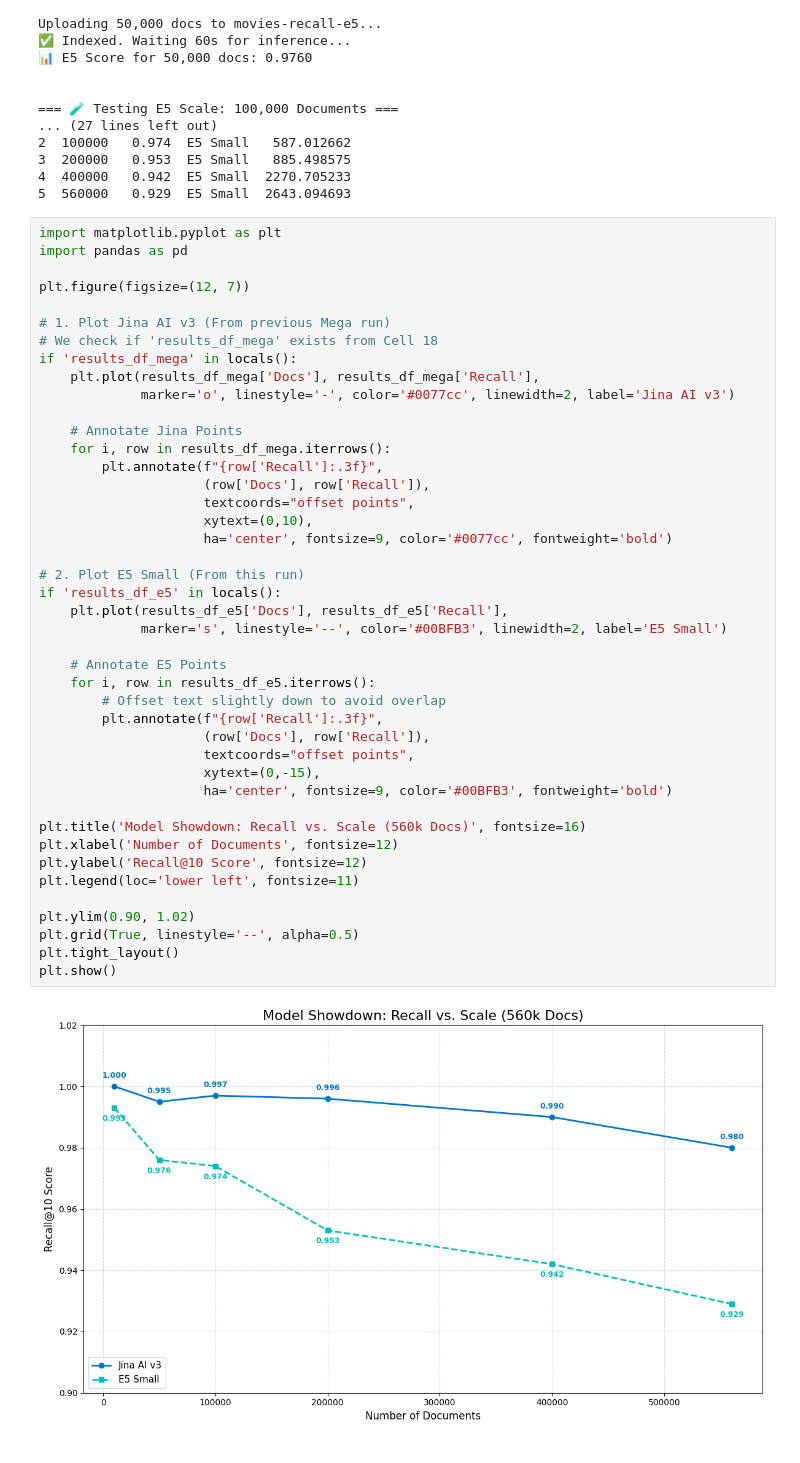
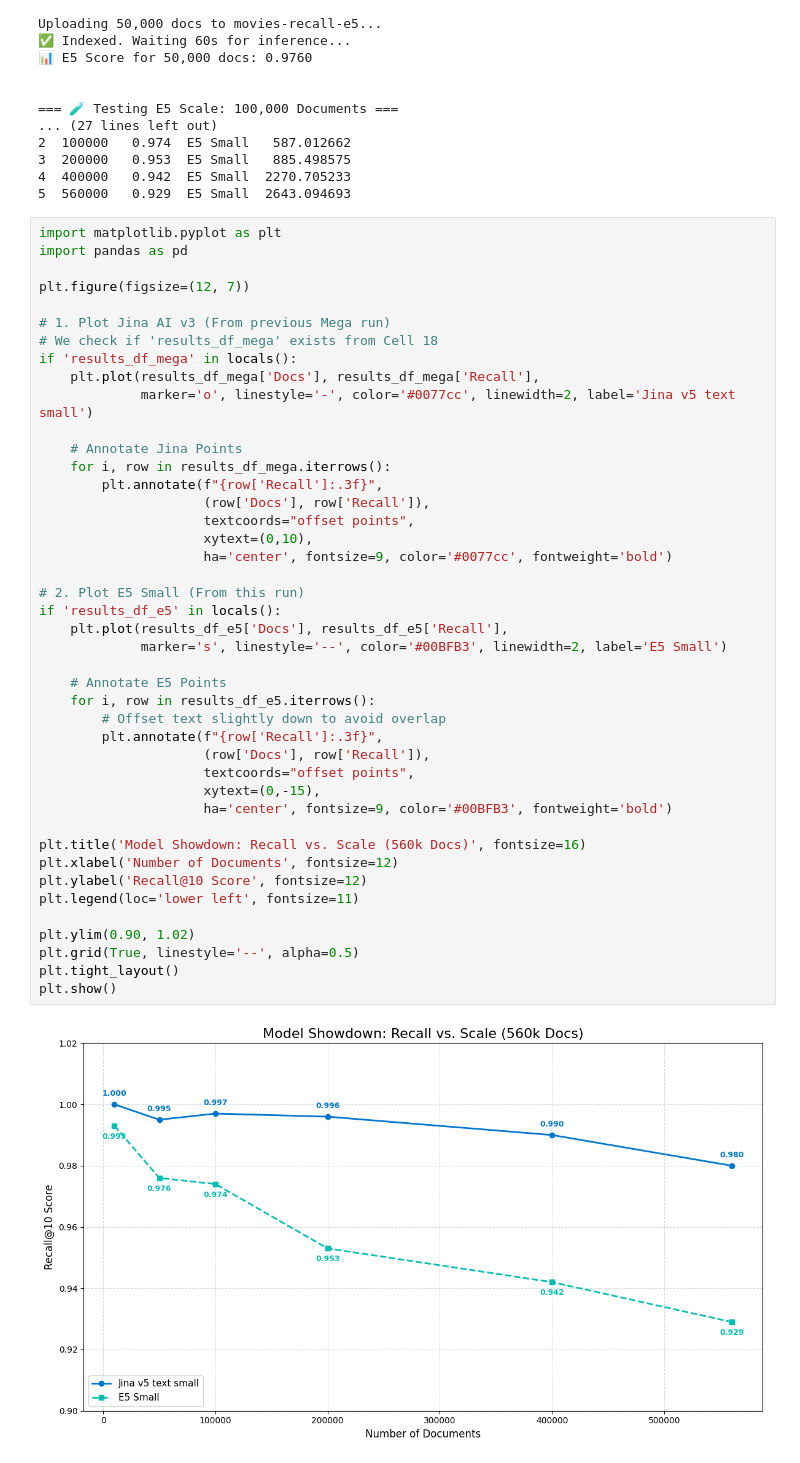
Before and after one commit to elastic/elasticsearch-labs, a Jupyter notebook: supporting-blog-content/fast_vs_accurate_measuring_the_recall_of_quantized_vector_search/vector_recall_notebook.ipynb, the cells around one changed output. Cells and saved outputs as stored; diff of their text form.

```diff
--- a/supporting-blog-content/fast_vs_accurate_measuring_the_recall_of_quantized_vector_search/vector_recall_notebook.ipynb
+++ b/supporting-blog-content/fast_vs_accurate_measuring_the_recall_of_quantized_vector_search/vector_recall_notebook.ipynb
@@ -921,38 +921,38 @@ plt.figure(figsize=(12, 7))
 # We check if 'results_df_mega' exists from Cell 18
 if 'results_df_mega' in locals():
     plt.plot(results_df_mega['Docs'], results_df_mega['Recall'],
-             marker='o', linestyle='-', color='#0077cc', linewidth=2, label='Jina AI v3')
+             marker='o', linestyle='-', color='#0077cc', linewidth=2, label='Jina v5 text small')
 
     # Annotate Jina Points
     for i, row in results_df_mega.iterrows():
         plt.annotate(f"{row['Recall']:.3f}",
                      (row['Docs'], row['Recall']),
                      textcoords="offset points",
                      xytext=(0,10),
                      ha='center', fontsize=9, color='#0077cc', fontweight='bold')
 
 # 2. Plot E5 Small (From this run)
 if 'results_df_e5' in locals():
     plt.plot(results_df_e5['Docs'], results_df_e5['Recall'],
              marker='s', linestyle='--', color='#00BFB3', linewidth=2, label='E5 Small')
 
     # Annotate E5 Points
     for i, row in results_df_e5.iterrows():
         # Offset text slightly down to avoid overlap
         plt.annotate(f"{row['Recall']:.3f}",
                      (row['Docs'], row['Recall']),
                      textcoords="offset points",
                      xytext=(0,-15),
                      ha='center', fontsize=9, color='#00BFB3', fontweight='bold')
 
 plt.title('Model Showdown: Recall vs. Scale (560k Docs)', fontsize=16)
 plt.xlabel('Number of Documents', fontsize=12)
 plt.ylabel('Recall@10 Score', fontsize=12)
 plt.legend(loc='lower left', fontsize=11)
 
 plt.ylim(0.90, 1.02)
 plt.grid(True, linestyle='--', alpha=0.5)
 plt.tight_layout()
 plt.show()
 # %% [output]
-[figure, old version]
+[figure, new version]
```
